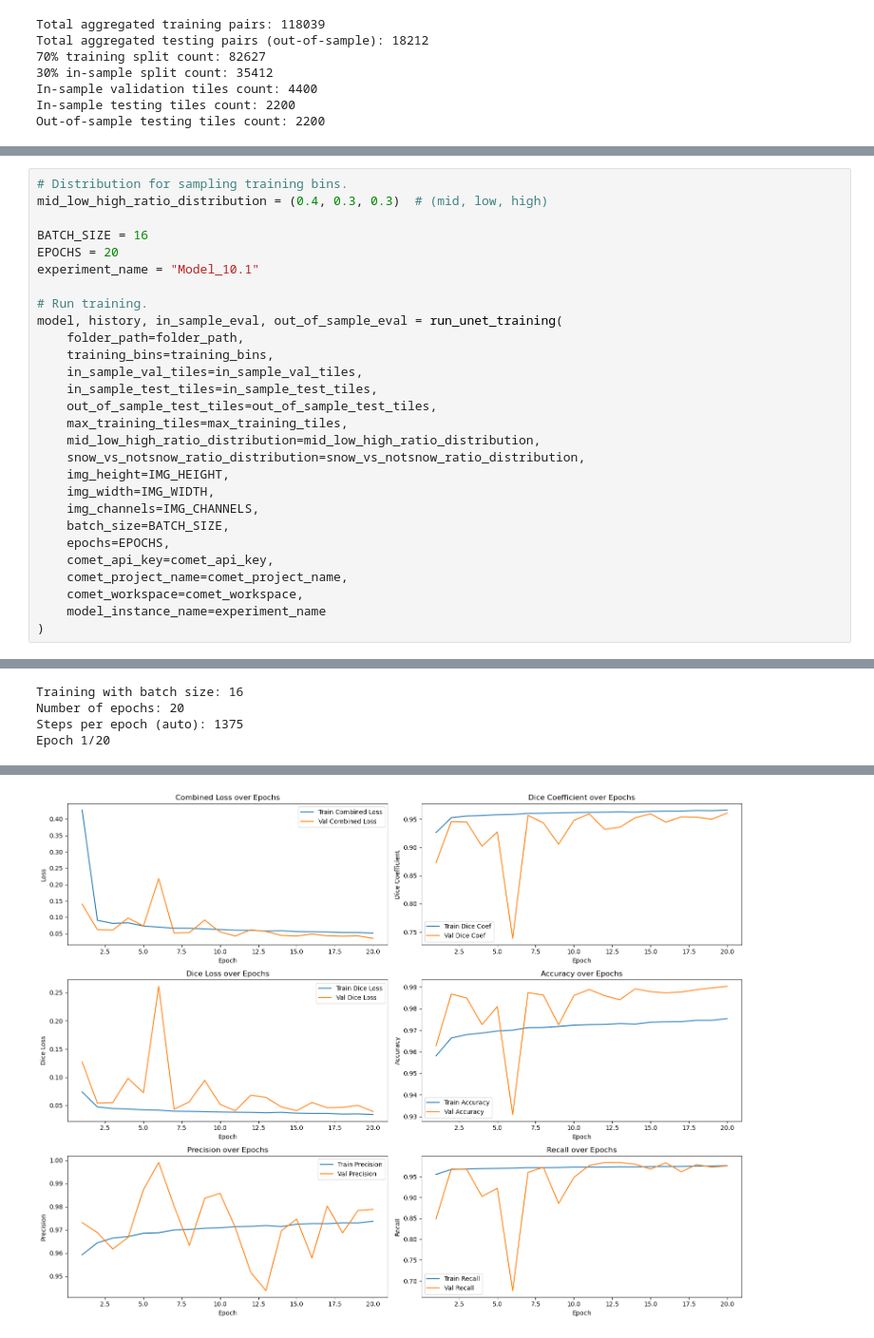
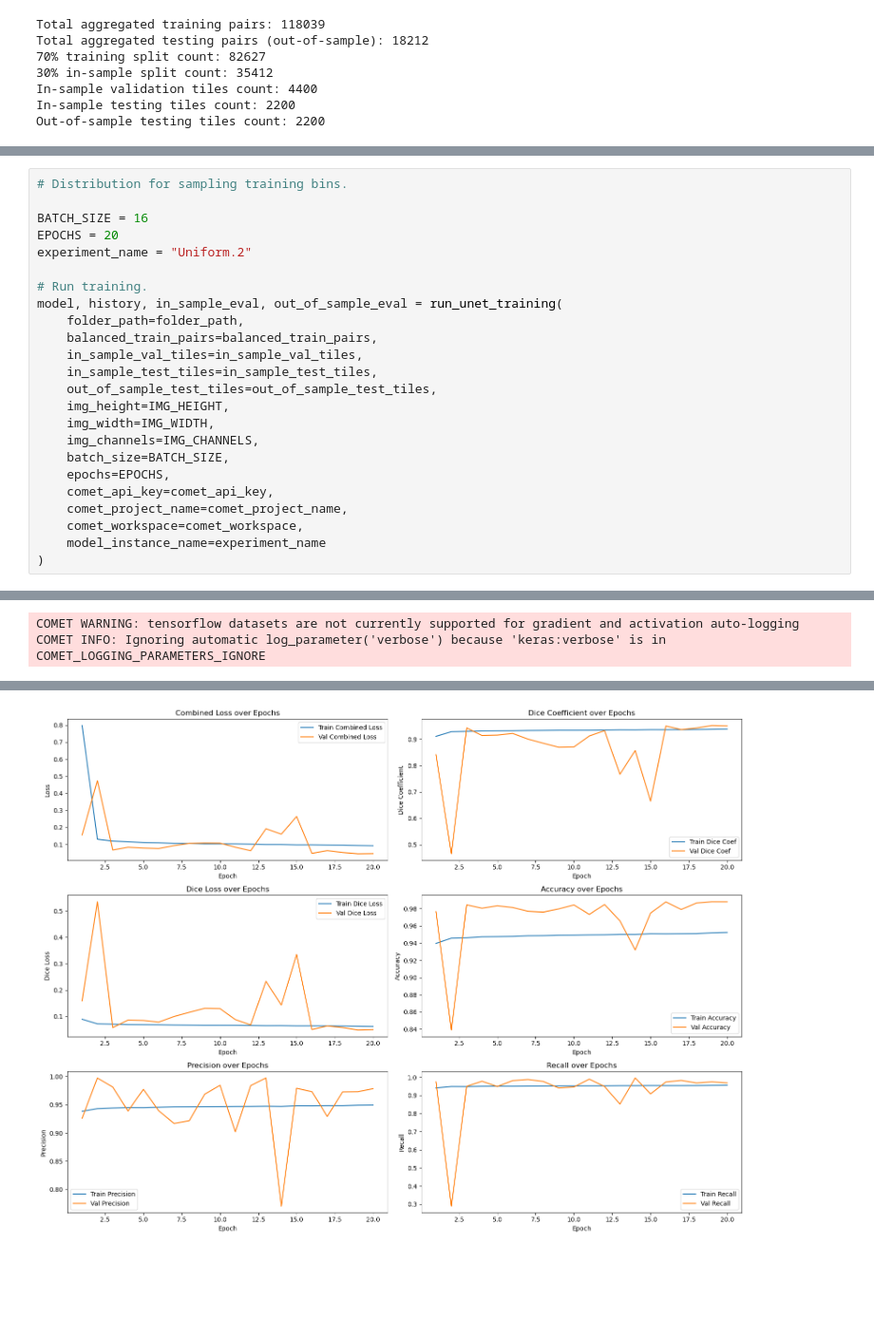
Before and after one commit to CUBW/RMBL_SnowView, a Jupyter notebook: models/unet/2024-2025 Post Bachs Unet Models/Training_Workflow.ipynb, the cells around one changed output, grey strips where cells are left out. Shown: that part at 95% size. Saved outputs shown, nothing was run; the diff lists cells and outputs as text; blank space fills up the shorter version.

Commit message:
Re organied binning again to make use of 100 bins for 0-100% snow pixel coverage, then uniformely sample each bin to create balanced data set of tiles for training

```diff
--- a/models/unet/2024-2025 Post Bachs Unet Models/Training_Workflow.ipynb
+++ b/models/unet/2024-2025 Post Bachs Unet Models/Training_Workflow.ipynb
@@ -306,21 +294,17 @@ Training bins (70% split): Low: 58407, Mid: 11718, High: 12502
 # %%
 # Distribution for sampling training bins.
-mid_low_high_ratio_distribution = (0.4, 0.3, 0.3)  # (mid, low, high)
 
 BATCH_SIZE = 16
 EPOCHS = 20
-experiment_name = "Model_10.1"
+experiment_name = "Uniform.2"
 
 # Run training.
 model, history, in_sample_eval, out_of_sample_eval = run_unet_training(
     folder_path=folder_path,
-    training_bins=training_bins,
+    balanced_train_pairs=balanced_train_pairs,
     in_sample_val_tiles=in_sample_val_tiles,
     in_sample_test_tiles=in_sample_test_tiles,
     out_of_sample_test_tiles=out_of_sample_test_tiles,
-    max_training_tiles=max_training_tiles,
-    mid_low_high_ratio_distribution=mid_low_high_ratio_distribution,
-    snow_vs_notsnow_ratio_distribution=snow_vs_notsnow_ratio_distribution,
     img_height=IMG_HEIGHT,
     img_width=IMG_WIDTH,
     img_channels=IMG_CHANNELS,
@@ -357,4 +338,2 @@ COMET INFO: Ignoring automatic log_parameter('verbose') because 'keras:verbose'
-Training with batch size: 16
-Number of epochs: 20
-Steps per epoch (auto): 1375
-Epoch 1/20
+COMET WARNING: tensorflow datasets are not currently supported for gradient and activation auto-logging
+COMET INFO: Ignoring automatic log_parameter('verbose') because 'keras:verbose' is in COMET_LOGGING_PARAMETERS_IGNORE
@@ -381 +361 @@ Epoch 20: learning_rate = 0.000100
-[figure, old version]
+[figure, new version]
```
Also changed, not shown: parts of 15 cells of this notebook, 1 other file.
